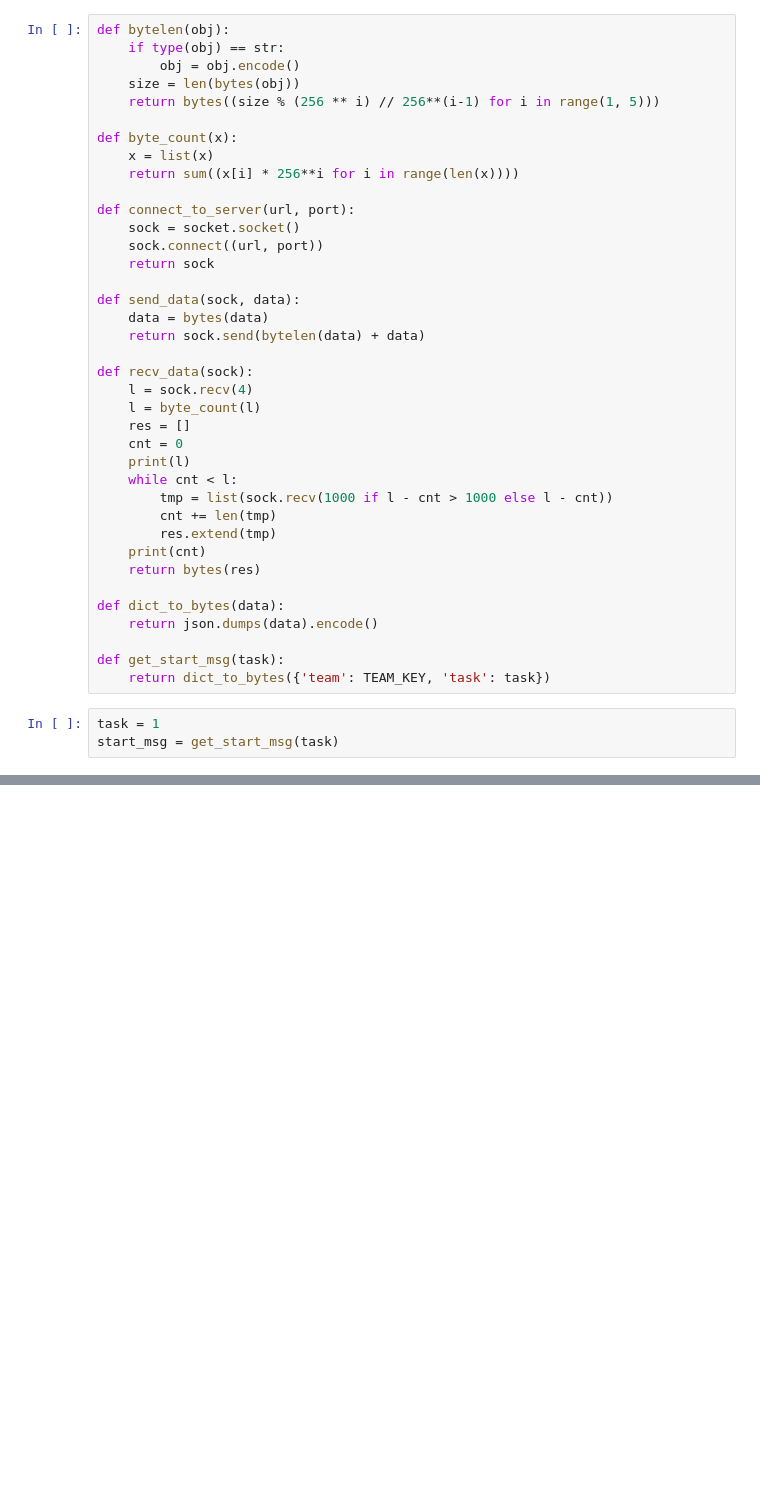
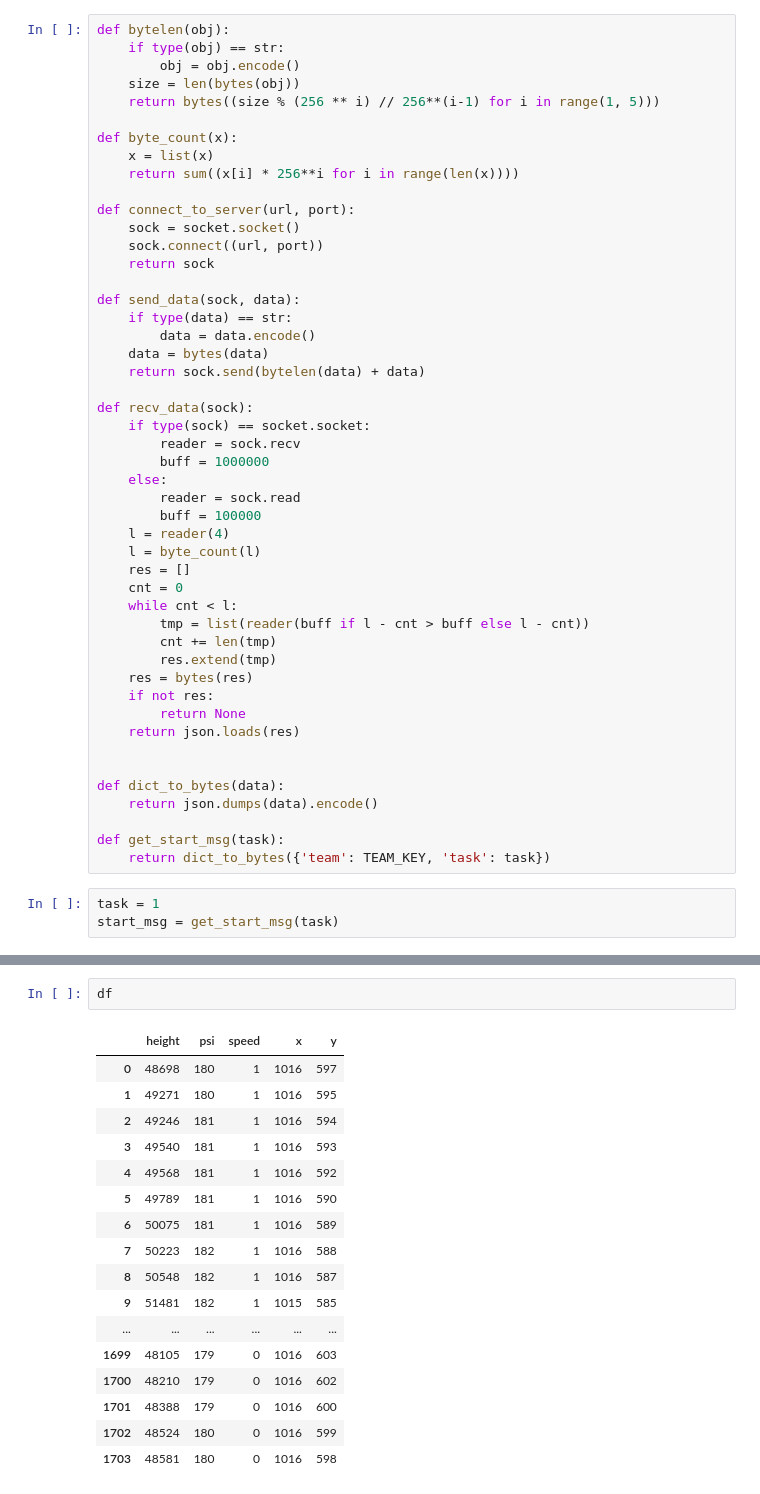
Before and after one commit to vovac12/BEST-2019, a Jupyter notebook: Task-2/[BEST2019]Baseline_and_experiments.ipynb, the cells around one changed output, grey strips where cells are left out. Cells and saved outputs as stored; diff of their text form; blank space fills up the shorter version.

```diff
--- a/Task-2/[BEST2019]Baseline_and_experiments.ipynb
+++ b/Task-2/[BEST2019]Baseline_and_experiments.ipynb
@@ -36,21 +37,31 @@ def connect_to_server(url, port):
     return sock
 
 def send_data(sock, data):
+    if type(data) == str:
+        data = data.encode()
     data = bytes(data)
     return sock.send(bytelen(data) + data)
 
 def recv_data(sock):
-    l = sock.recv(4)
+    if type(sock) == socket.socket:
+        reader = sock.recv
+        buff = 1000000
+    else:
+        reader = sock.read
+        buff = 100000
+    l = reader(4)
     l = byte_count(l)
     res = []
     cnt = 0
-    print(l)
     while cnt < l:
-        tmp = list(sock.recv(1000 if l - cnt > 1000 else l - cnt))
+        tmp = list(reader(buff if l - cnt > buff else l - cnt))
         cnt += len(tmp)
         res.extend(tmp)
-    print(cnt)
-    return bytes(res)
+    res = bytes(res)
+    if not res:
+        return None
+    return json.loads(res)
+
 
 def dict_to_bytes(data):
     return json.dumps(data).encode()
@@ -141,0 +89,20 @@ list.extend?
+# %%
+df
+# %% [output]
+|  | height | psi | speed | x | y |
+| 0 | 48698 | 180 | 1 | 1016 | 597 |
+| 1 | 49271 | 180 | 1 | 1016 | 595 |
+| 2 | 49246 | 181 | 1 | 1016 | 594 |
+| 3 | 49540 | 181 | 1 | 1016 | 593 |
+| 4 | 49568 | 181 | 1 | 1016 | 592 |
+| 5 | 49789 | 181 | 1 | 1016 | 590 |
+| 6 | 50075 | 181 | 1 | 1016 | 589 |
+| 7 | 50223 | 182 | 1 | 1016 | 588 |
+| 8 | 50548 | 182 | 1 | 1016 | 587 |
+| 9 | 51481 | 182 | 1 | 1015 | 585 |
+| ... | ... | ... | ... | ... | ... |
+| 1699 | 48105 | 179 | 0 | 1016 | 603 |
+| 1700 | 48210 | 179 | 0 | 1016 | 602 |
+| 1701 | 48388 | 179 | 0 | 1016 | 600 |
+| 1702 | 48524 | 180 | 0 | 1016 | 599 |
+| 1703 | 48581 | 180 | 0 | 1016 | 598 |
```
Also changed, not shown: parts of 25 cells of this notebook.
